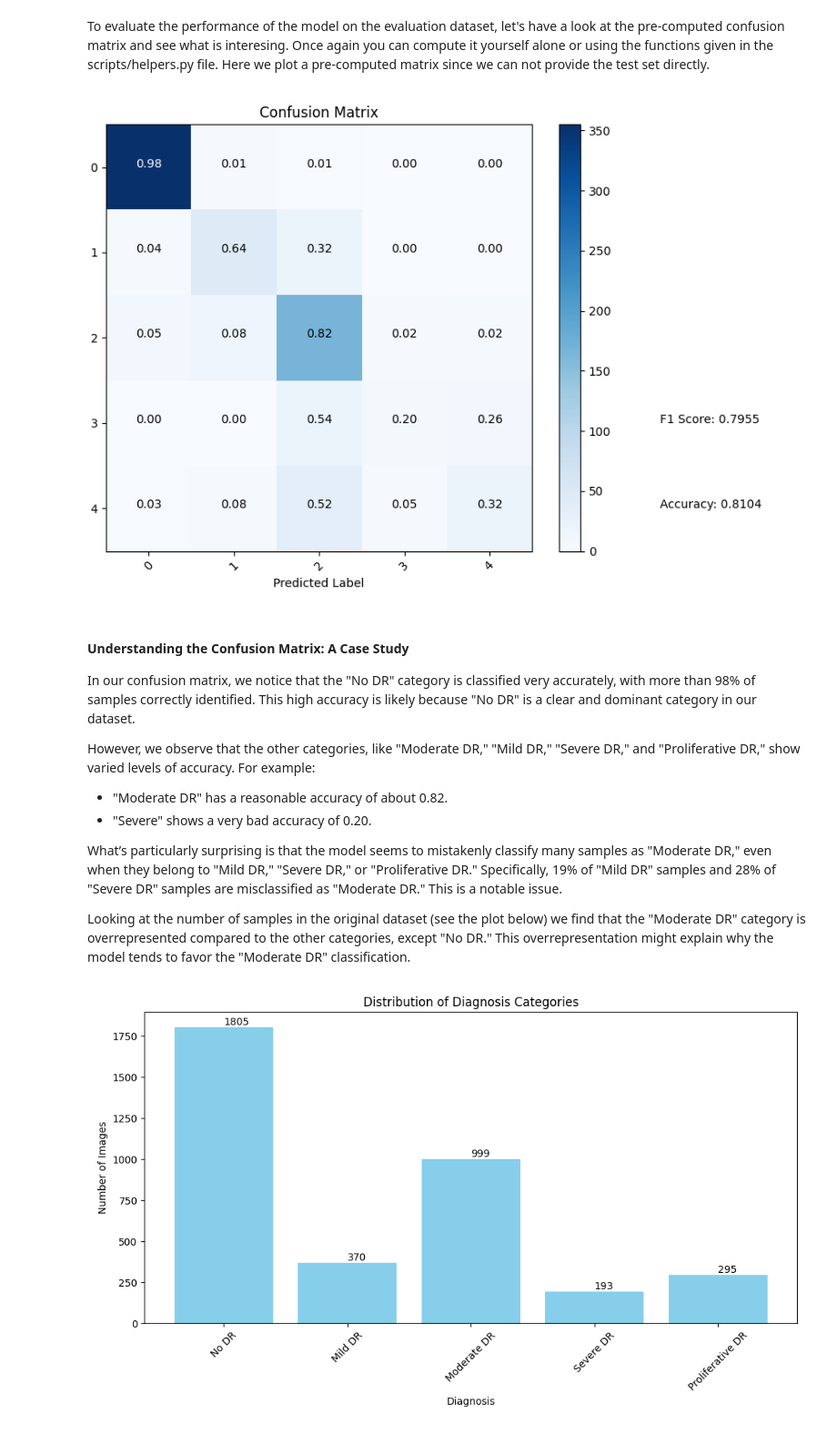
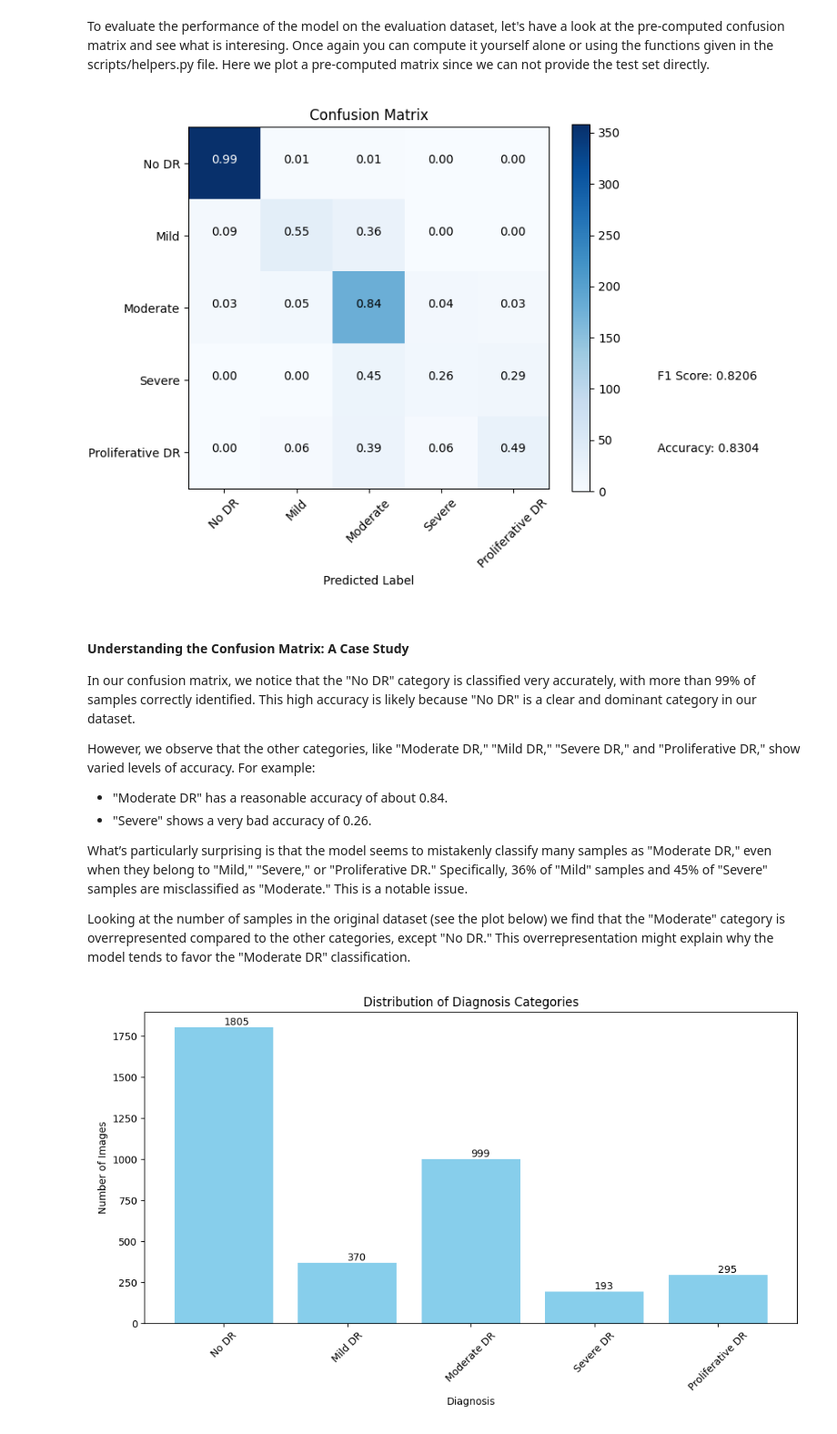
Before and after one commit to HES-XPLAIN/notebooks, a Jupyter notebook: use_case_aptos/use_case_aptos.ipynb, the cells around one changed output. Shown at 91% size. Cells and saved outputs as stored; diff of their text form; code cells hidden in the pictures.

```diff
--- a/use_case_aptos/use_case_aptos.ipynb
+++ b/use_case_aptos/use_case_aptos.ipynb
@@ -216,24 +217,24 @@ To evaluate the performance of the model on the evaluation dataset, let's have a
 # %%
 from PIL import Image
 
 # Open and display the image
-img = Image.open('plots/VGGAptos.png')
+img = Image.open('plots/confusion_matrixVGGAptos_1908_v2.png')
 img
 # %% [output]
-[figure, old version]
+[figure, new version]
 # %% [markdown]
 #### Understanding the Confusion Matrix: A Case Study
 
-In our confusion matrix, we notice that the "No DR" category is classified very accurately, with more than 98% of samples correctly identified. This high accuracy is likely because "No DR" is a clear and dominant category in our dataset.
+In our confusion matrix, we notice that the "No DR" category is classified very accurately, with more than 99% of samples correctly identified. This high accuracy is likely because "No DR" is a clear and dominant category in our dataset.
 
 However, we observe that the other categories, like "Moderate DR," "Mild DR," "Severe DR," and "Proliferative DR," show varied levels of accuracy. For example:
 
-- "Moderate DR" has a reasonable accuracy of about 0.82.
-- "Severe" shows a very bad accuracy of 0.20.
+- "Moderate DR" has a reasonable accuracy of about 0.84.
+- "Severe" shows a very bad accuracy of 0.26.
 
-What’s particularly surprising is that the model seems to mistakenly classify many samples as "Moderate DR," even when they belong to "Mild DR," "Severe DR," or "Proliferative DR." Specifically, 19% of "Mild DR" samples and 28% of "Severe DR" samples are misclassified as "Moderate DR." This is a notable issue.
+What’s particularly surprising is that the model seems to mistakenly classify many samples as "Moderate DR," even when they belong to "Mild," "Severe," or "Proliferative DR." Specifically, 36% of "Mild" samples and 45% of "Severe" samples are misclassified as "Moderate." This is a notable issue.
 
-Looking at the number of samples in the original dataset (see the plot below) we find that the "Moderate DR" category is overrepresented compared to the other categories, except "No DR." This overrepresentation might explain why the model tends to favor the "Moderate DR" classification.
+Looking at the number of samples in the original dataset (see the plot below) we find that the "Moderate" category is overrepresented compared to the other categories, except "No DR." This overrepresentation might explain why the model tends to favor the "Moderate DR" classification.
 # %%
 # Open and display the image
 img = Image.open('plots/bar_plot_classname.png')
```
Also changed, not shown: parts of 8 cells of this notebook, 2 other files.
